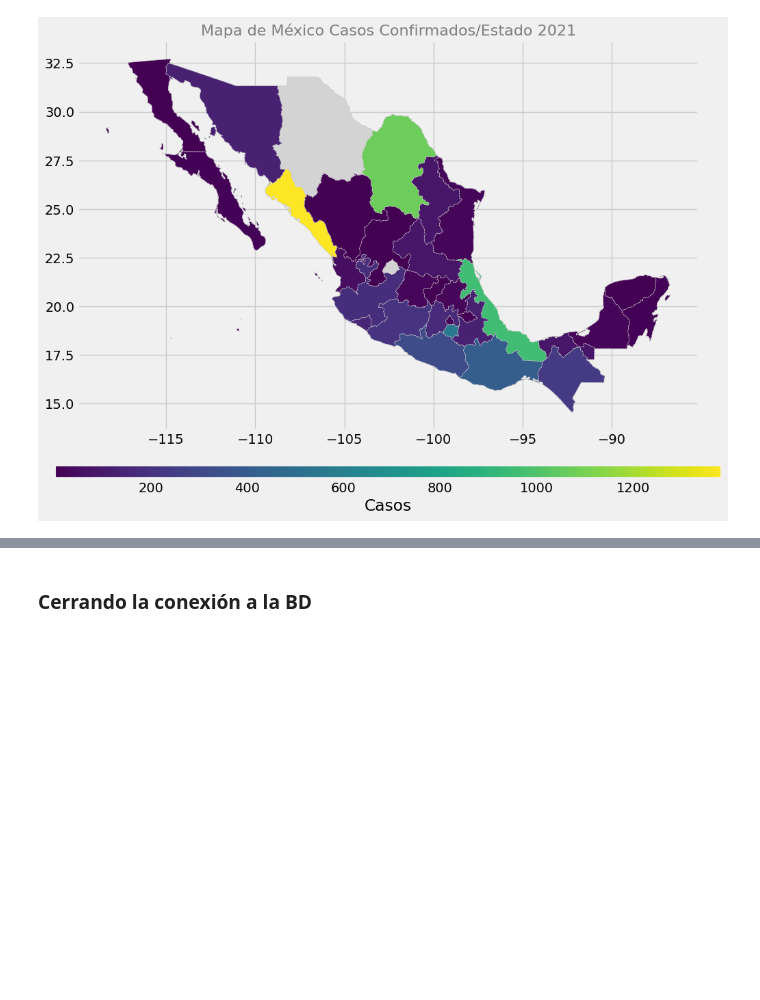
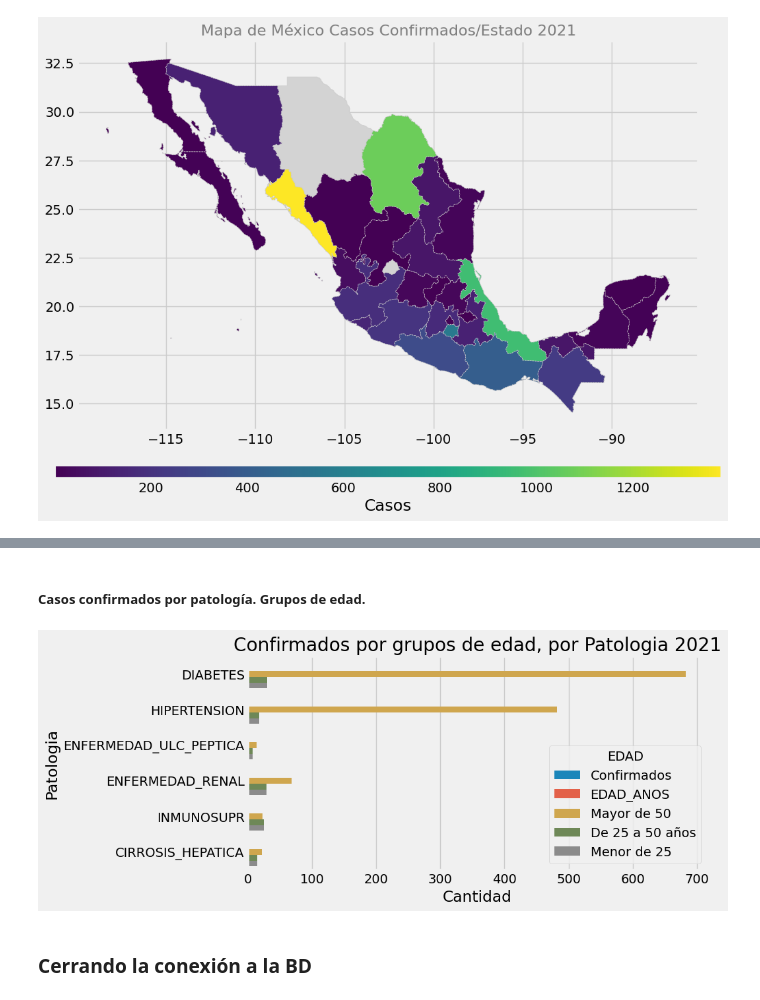
Before and after one commit to ProyectosMCD/Dengue, a Jupyter notebook: hallazgos_dengue.ipynb, the cells around one changed output, grey strips where cells are left out. Cells and saved outputs as stored; diff of their text form; code cells hidden in the pictures; blank space fills up the shorter version.

```diff
--- a/hallazgos_dengue.ipynb
+++ b/hallazgos_dengue.ipynb
@@ -531,3 +589,36 @@ fig1.update_layout(
+# %% [markdown]
+##### Casos confirmados por patología. Grupos de edad.
+# %%
+#Casos confirmados Hombres Vs. Mujeres.
+# Creemos un DataFrame nuevo con las columnas que necesitas
+df_patologias = pd.DataFrame(columns=['Patologia', 'Confirmados', 'EDAD_ANOS'])
+patologias = ['DIABETES', 'HIPERTENSION', 'ENFERMEDAD_ULC_PEPTICA', 'ENFERMEDAD_RENAL', 'INMUNOSUPR', 'CIRROSIS_HEPATICA']
+
+# Iteramos sobre las patologías
+for patologia in patologias:
+    # Contamos la cantidad cuando la patología es igual a 'SI' y la edad es mayor de 50
+    cantidad_mas40 = df_dengue_2021[(df_dengue_2021[patologia] == 'SI') & ((df_dengue_2021['EDAD_ANOS'] >50)) ].shape[0]
+    #
+    # Contamos la cantidad cuando la patología es igual a 'SI' y la edad entre 25 y 50
+    cantidad_25a40 = df_dengue_2021[(df_dengue_2021[patologia] == 'SI') & ((df_dengue_2021['EDAD_ANOS'] <25 ) & (df_dengue_2021['EDAD_ANOS'] <50 ))].shape[0]
+    # Contamos la cantidad cuando la patología es igual a 'SI' y la edad menor de 50
+
+    cantidad_menos25 = df_dengue_2021[(df_dengue_2021[patologia] == 'SI') & ((df_dengue_2021['EDAD_ANOS'] <25)) ].shape[0]
+
+    # Añadimos los resultados al nuevo DataFrame
+    df_patologias = pd.concat([df_patologias, pd.DataFrame({'Patologia': [patologia], 'Mayor de 50': [cantidad_mas40], 'De 25 a 50 años': [cantidad_25a40], 'Menor de 25': [cantidad_menos25]})], ignore_index=True)
+
+df_patologias.sort_values(by= 'Confirmados', ascending=False, inplace=True)
+
+# Convertimos el DataFrame a formato largo
+df_long = pd.melt(df_patologias, id_vars='Patologia', var_name='EDAD', value_name='Cantidad')
+
+fig, ax = plt.subplots(figsize=(8, 4))
+sns.barplot(x='Cantidad', y='Patologia', hue='EDAD', data=df_long)
+ax.set(xlabel='Cantidad', ylabel='Patologia', title='Confirmados por grupos de edad, por Patologia 2021')
+plt.show()
+# %% [output]
+[figure, added]
 # %% [markdown]
 ### Cerrando la conexión a la BD
 # %%
```
Also changed, not shown: parts of 5 cells of this notebook.
